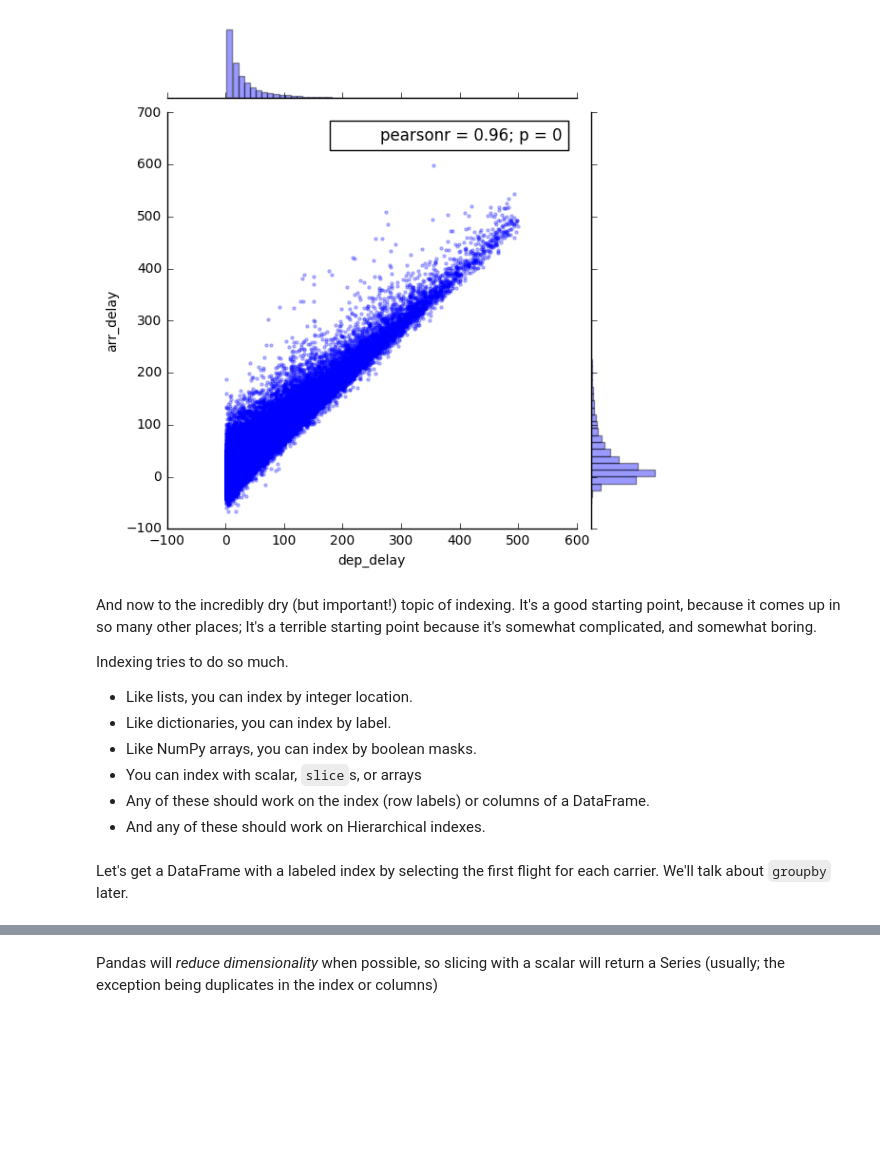
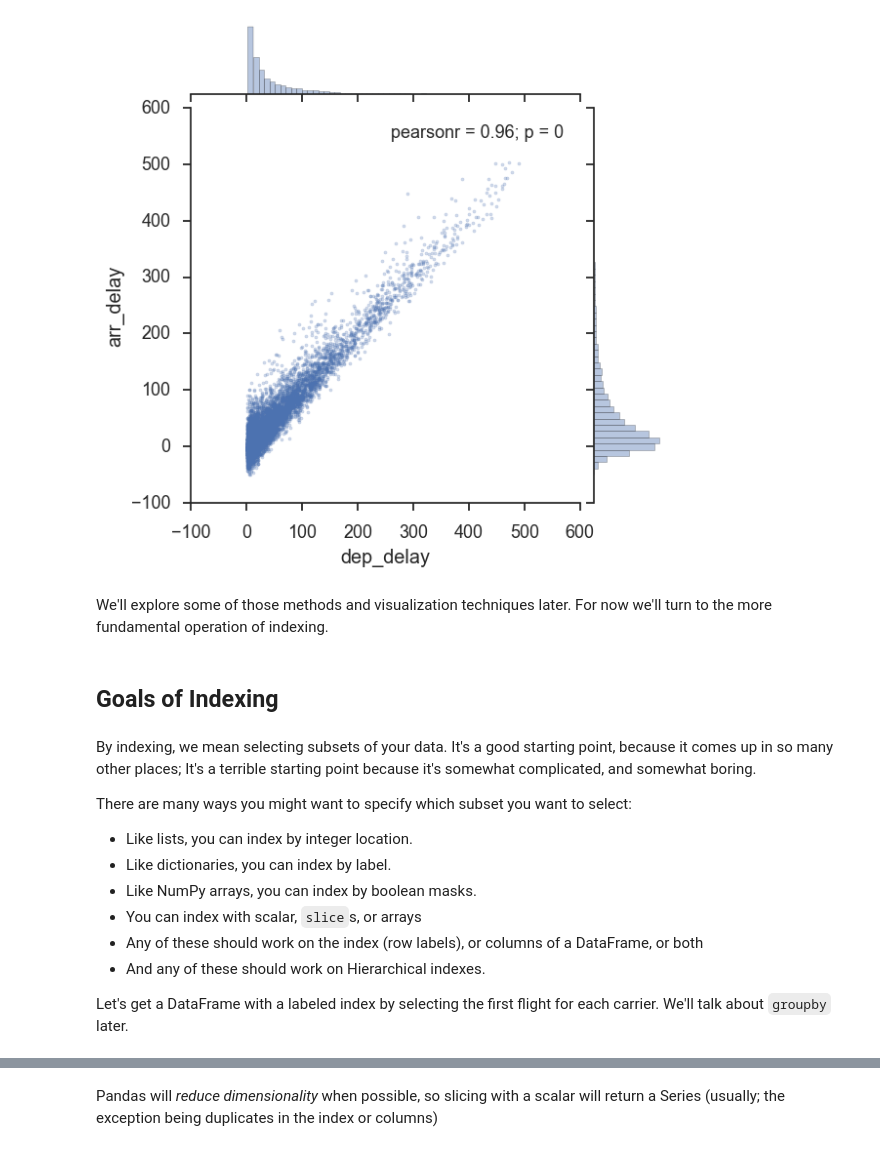
Before and after one commit to akansal1/pandas-head-to-tail, a Jupyter notebook: Indexing.ipynb, the cells around one changed output, grey strips where cells are left out. Cells and saved outputs as stored; diff of their text form; code cells hidden in the pictures; blank space fills up the shorter version.

```diff
--- a/Indexing.ipynb
+++ b/Indexing.ipynb
@@ -15 +12,5 @@ pd.options.display.float_format = '{:,.2f}'.format
+# %%
+pd.options.display.max_rows = 10
+pd.options.display.float_format = '{:,.2f}'.format
+sns.set(style='ticks', context='talk')
 # %% [markdown]
@@ -38,0 +18,5 @@ flights.head()
+# %%
+flights = pd.read_csv("data/ny-flights.csv.gz",
+                      parse_dates=["fl_date", "arr", "dep"])
+
+flights.head()
@@ -83,26 +85,32 @@ plt.show();
 # %%
 sns.jointplot('dep_delay', 'arr_delay',
-              flights[(flights.dep_delay > 1) & (flights.dep_delay < 500)],
-              alpha=.25, marker='.')
-plt.show()
+              flights[(flights['dep_delay'] > 1) &
+                      (flights['dep_delay'] < 500)],
+              alpha=.25, marker='.');
 # %% [output]
-[figure, old version]
+[figure, new version]
+# %% [markdown]
+We'll explore some of those methods and visualization techniques later.
+For now we'll turn to the more fundamental operation of indexing.
+# %% [markdown]
+## Goals of Indexing
 # %% [markdown]
-And now to the incredibly dry (but important!) topic of indexing.
+By indexing, we mean selecting subsets of your data.
 It's a good starting point, because it comes up in so many other places;
 It's a terrible starting point because it's somewhat complicated, and somewhat boring.
 
-Indexing tries to do so much.
+
+There are many ways you might want to specify which subset you want to select:
 
 - Like lists, you can index by integer location.
 - Like dictionaries, you can index by label.
 - Like NumPy arrays, you can index by boolean masks.
 - You can index with scalar, `slice`s, or arrays
-- Any of these should work on the index (row labels) or columns of a DataFrame.
+- Any of these should work on the index (row labels), or columns of a DataFrame, or both
 - And any of these should work on Hierarchical indexes.
+
+Let's get a DataFrame with a labeled index by selecting the
+first flight for each carrier. We'll talk about `groupby` later.
-# %% [markdown]
-Let's get a DataFrame with a labeled index by selecting the
-first flight for each carrier. We'll talk about `groupby` later.
 # %%
 # first
 first = flights.groupby("unique_carrier").first()
```
Also changed, not shown: parts of 72 cells of this notebook, 59 other files.
